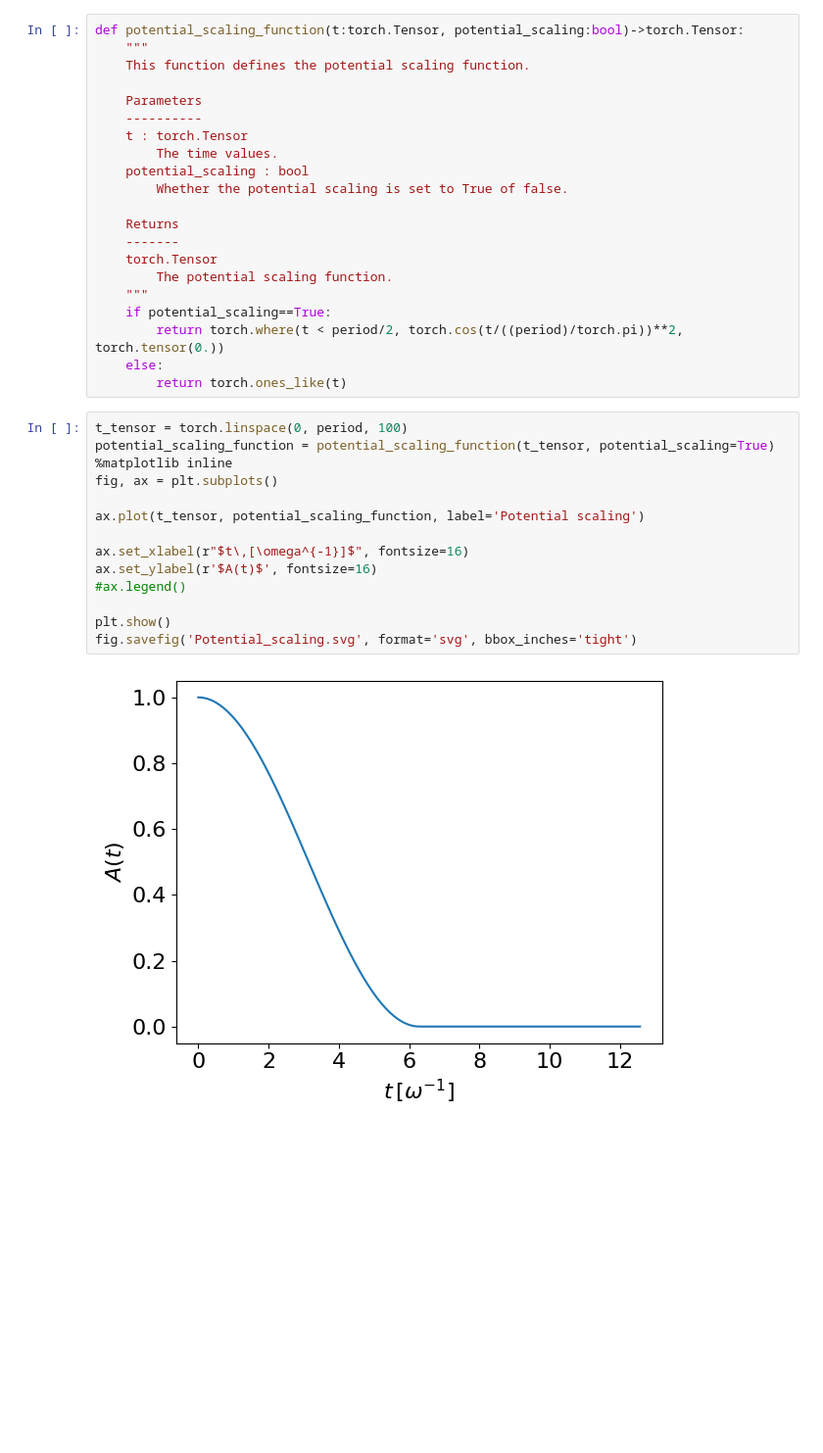
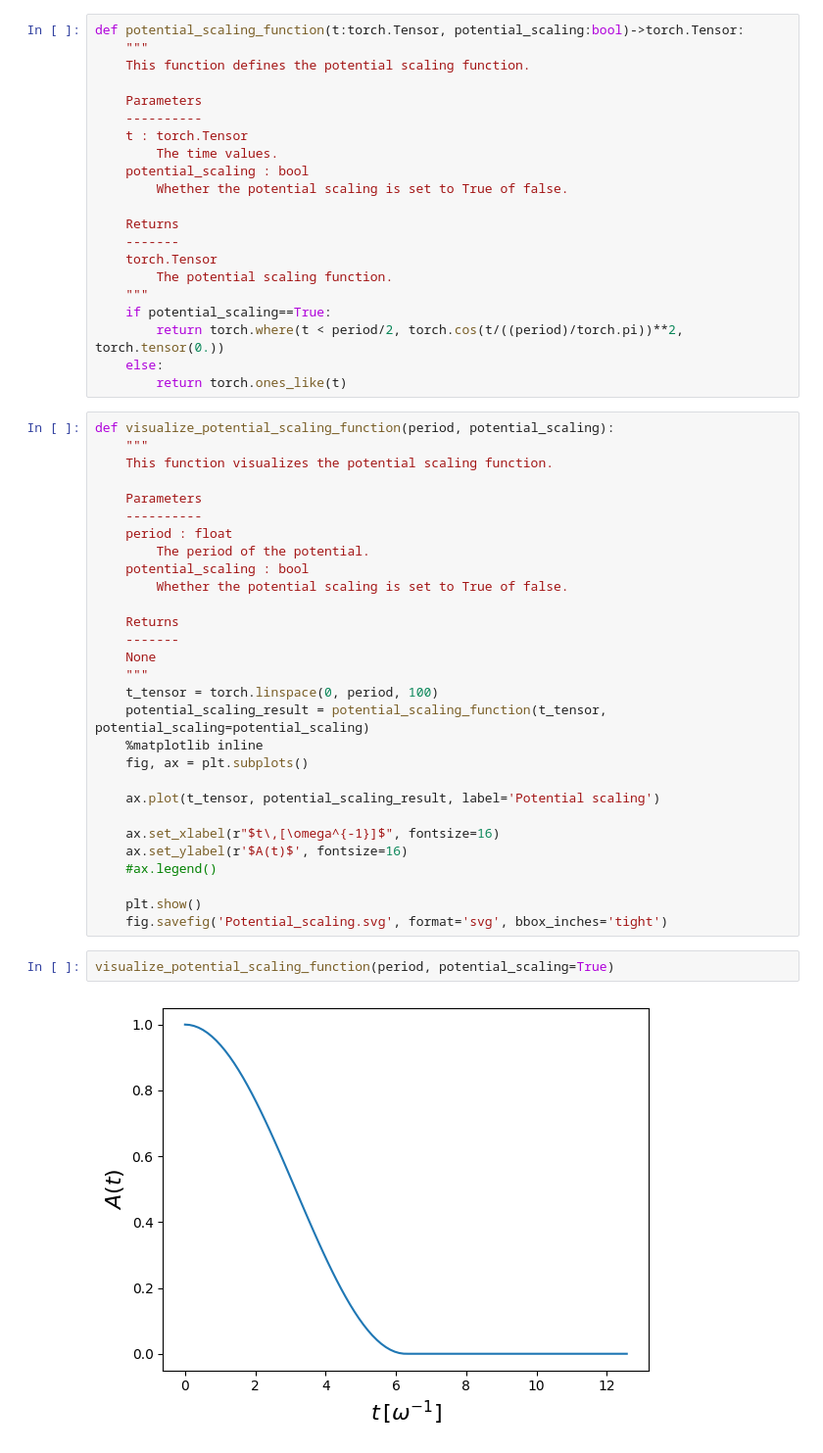
Before and after one commit to zincware/ZnPINNLab, a Jupyter notebook: day2/pinn_schrodinger.ipynb, the cells around one changed output. Shown at 98% size. Saved outputs shown, nothing was run; the diff lists cells and outputs as text; blank space fills up the shorter version.

```diff
--- a/day2/pinn_schrodinger.ipynb
+++ b/day2/pinn_schrodinger.ipynb
@@ -1501,18 +1384,35 @@ def potential_scaling_function(t:torch.Tensor, potential_scaling:bool)->torch.Te
     else:
         return torch.ones_like(t)
 # %%
-t_tensor = torch.linspace(0, period, 100)
-potential_scaling_function = potential_scaling_function(t_tensor, potential_scaling=True)
-%matplotlib inline
-fig, ax = plt.subplots()
+def visualize_potential_scaling_function(period, potential_scaling):
+    """
+    This function visualizes the potential scaling function.
 
-ax.plot(t_tensor, potential_scaling_function, label='Potential scaling')
+    Parameters
+    ----------
+    period : float
+        The period of the potential.
+    potential_scaling : bool
+        Whether the potential scaling is set to True of false.
 
-ax.set_xlabel(r"$t\,[\omega^{-1}]$", fontsize=16)
-ax.set_ylabel(r'$A(t)$', fontsize=16)
-#ax.legend()
+    Returns
+    -------
+    None
+    """
+    t_tensor = torch.linspace(0, period, 100)
+    potential_scaling_result = potential_scaling_function(t_tensor, potential_scaling=potential_scaling)
+    %matplotlib inline
+    fig, ax = plt.subplots()
 
-plt.show()
-fig.savefig('Potential_scaling.svg', format='svg', bbox_inches='tight')
+    ax.plot(t_tensor, potential_scaling_result, label='Potential scaling')
+
+    ax.set_xlabel(r"$t\,[\omega^{-1}]$", fontsize=16)
+    ax.set_ylabel(r'$A(t)$', fontsize=16)
+    #ax.legend()
+
+    plt.show()
+    fig.savefig('Potential_scaling.svg', format='svg', bbox_inches='tight')
-# %% [output]
-[figure, removed]
+# %%
+visualize_potential_scaling_function(period, potential_scaling=True)
+# %% [output]
+[figure, added]
```
Also changed, not shown: parts of 22 cells of this notebook.
